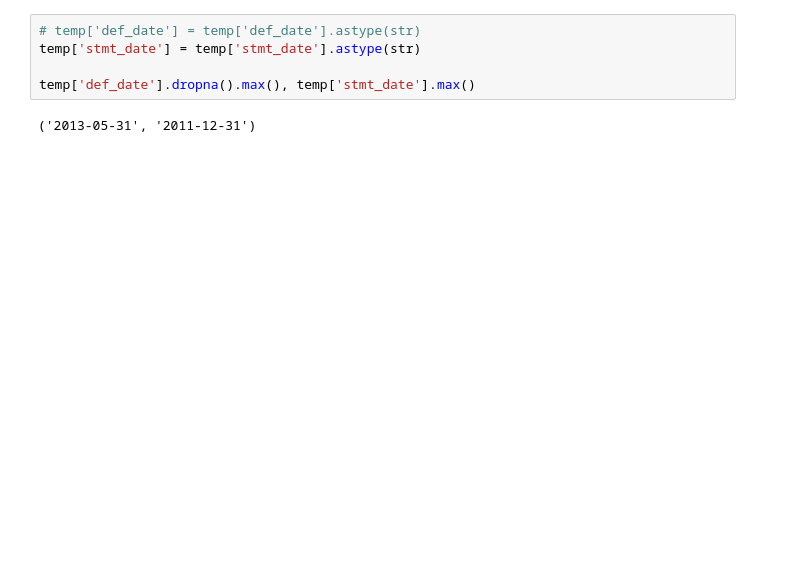
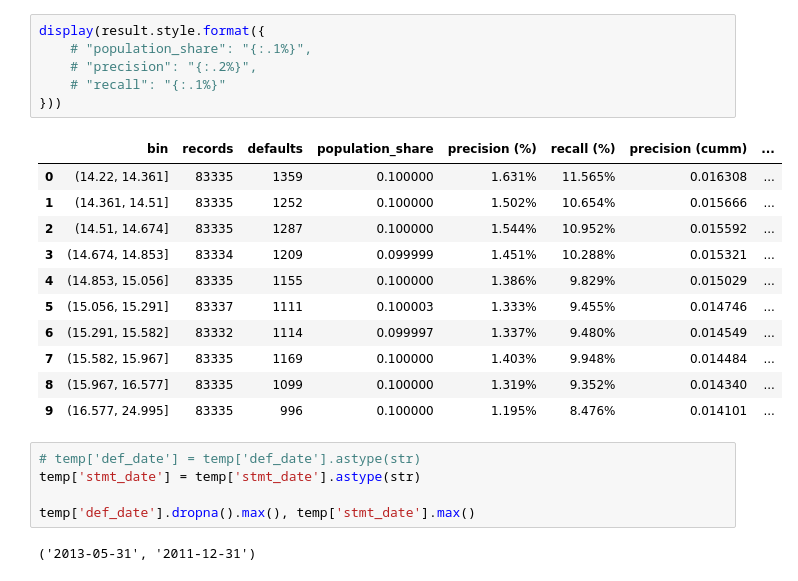
Before and after one commit to Anubhav3084/FinanceML-Course-Project, a Jupyter notebook: Project/Code/EDA.ipynb, the cells around one changed output. Drawn from its saved outputs; the diff is of its cells as text; blank space fills up the shorter version.

```diff
--- a/Project/Code/EDA.ipynb
+++ b/Project/Code/EDA.ipynb
@@ -8,3 +89,21 @@ temp = pd.read_csv('../Data/temp_training.csv')
+# %%
+display(result.style.format({
+    # "population_share": "{:.1%}",
+    # "precision": "{:.2%}",
+    # "recall": "{:.1%}"
+}))
+# %% [output]
+|  | bin | records | defaults | population_share | precision (%) | recall (%) | precision (cumm) | ... |
+| 0 | (14.22, 14.361] | 83335 | 1359 | 0.100000 | 1.631% | 11.565% | 0.016308 | ... |
+| 1 | (14.361, 14.51] | 83335 | 1252 | 0.100000 | 1.502% | 10.654% | 0.015666 | ... |
+| 2 | (14.51, 14.674] | 83335 | 1287 | 0.100000 | 1.544% | 10.952% | 0.015592 | ... |
+| 3 | (14.674, 14.853] | 83334 | 1209 | 0.099999 | 1.451% | 10.288% | 0.015321 | ... |
+| 4 | (14.853, 15.056] | 83335 | 1155 | 0.100000 | 1.386% | 9.829% | 0.015029 | ... |
+| 5 | (15.056, 15.291] | 83337 | 1111 | 0.100003 | 1.333% | 9.455% | 0.014746 | ... |
+| 6 | (15.291, 15.582] | 83332 | 1114 | 0.099997 | 1.337% | 9.480% | 0.014549 | ... |
+| 7 | (15.582, 15.967] | 83335 | 1169 | 0.100000 | 1.403% | 9.948% | 0.014484 | ... |
+| 8 | (15.967, 16.577] | 83335 | 1099 | 0.100000 | 1.319% | 9.352% | 0.014340 | ... |
+| 9 | (16.577, 24.995] | 83335 | 996 | 0.100000 | 1.195% | 8.476% | 0.014101 | ... |
 # %%
 # temp['def_date'] = temp['def_date'].astype(str)
 temp['stmt_date'] = temp['stmt_date'].astype(str)
```
Also changed, not shown: parts of 8 cells of this notebook, 7 other files.
